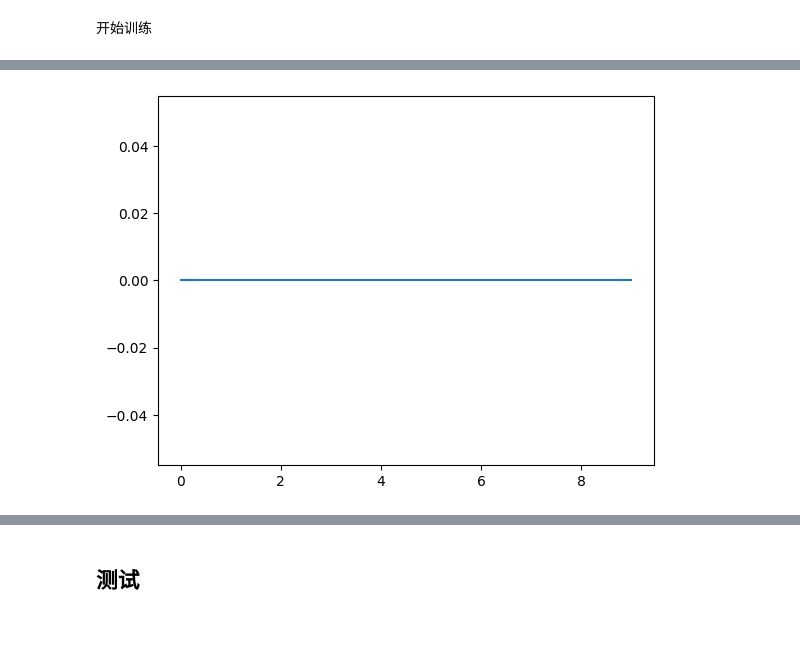
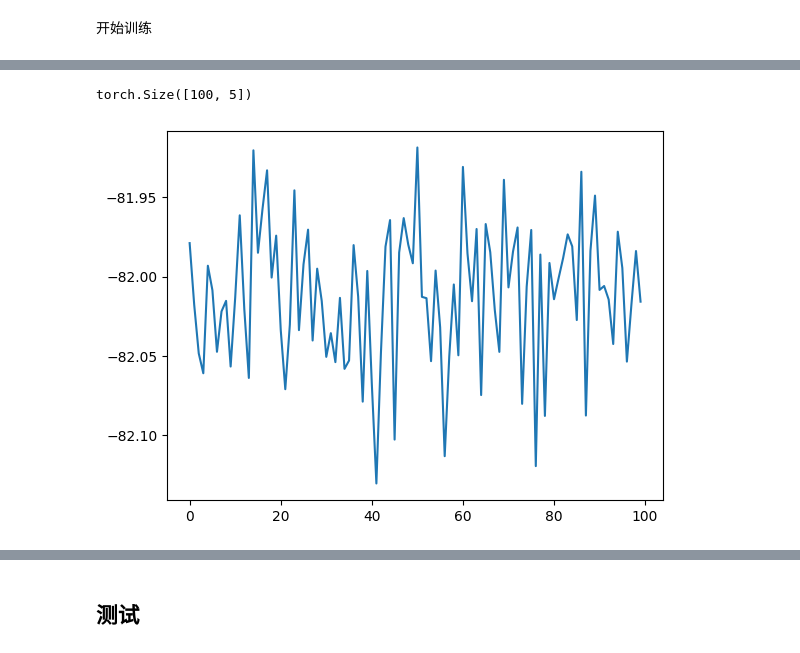
Before and after one commit to ziyuezhao1/ddpm, a Jupyter notebook: DDPMnew.ipynb, the cells around one changed output, grey strips where cells are left out. Cells and saved outputs as stored; diff of their text form; code cells hidden in the pictures.

```diff
--- a/DDPMnew.ipynb
+++ b/DDPMnew.ipynb
@@ -616,3 +577,15 @@ import torchvision.transforms as transforms
+# %%
+class TrainSet(Dataset):
+  def __init__(self, original_dataset,label):
+    self.original_dataset = original_dataset
+    self.label = label
+
+  def __getitem__(self, index):
+      image = self.original_dataset[index]
+      return image, self.label[index]
+
+  def __len__(self):
+      return len(self.original_dataset)
 # %%
 class BinaryDataset(torch.utils.data.Dataset):
     def __init__(self, original_dataset,indices,label):
@@ -627,8 +600,8 @@ class BinaryDataset(torch.utils.data.Dataset):
     def __len__(self):
         return len(self.indices)
 # %%
-batch_size = 32
-timesteps = 100
+batch_size = 64
+timesteps = 5
 
 transform = transforms.Compose([
     transforms.ToTensor(),
@@ -656,16 +630,10 @@ Extracting ./data/MNIST/raw/t10k-labels-idx1-ubyte.gz to ./data/MNIST/raw
 # %%
 mnist_indices = [i for i in range(len(dataset)) if dataset[i][1] == 3]
 mnist2_indices = [i for i in range(len(dataset)) if dataset[i][1] == 2]
-dataset_image_number=5888
+dataset_image_number=256
+
 mnist_dataset = BinaryDataset(dataset, mnist_indices[0:dataset_image_number],label=3 )
 mnist2_dataset = BinaryDataset(dataset, mnist2_indices[0:dataset_image_number],label=2 )
 
 train_dataset = torch.utils.data.ConcatDataset([mnist_dataset, mnist2_dataset])
-train_loader = torch.utils.data.DataLoader(dataset, batch_size=batch_size, shuffle=True)
-
-train_dataset1 = torch.utils.data.ConcatDataset([mnist_dataset])
-train_loader1 = torch.utils.data.DataLoader(train_dataset1, batch_size=batch_size, shuffle=True)
-
-
-train_dataset2 = torch.utils.data.ConcatDataset([mnist2_dataset])
-train_loader2 = torch.utils.data.DataLoader(train_dataset2, batch_size=batch_size, shuffle=True)
+train_loader = torch.utils.data.DataLoader(train_dataset, batch_size=batch_size, shuffle=True,num_workers=4,pin_memory=True)
@@ -724,4 +673,4 @@ model = UNetModel(
 model.to(device)
 
 gaussian_diffusion = GaussianDiffusion(timesteps=timesteps)
-optimizer = torch.optim.Adam(model.parameters(), lr=1e-5)
+optimizer = torch.optim.Adam(model.parameters(), lr=5e-3)
@@ -854,8 +797,12 @@ print()
 # %%
-epochs_list=[i for i in range(0,epochs)]
-a=loss_batch_average.mean(1)
+from logging import StringTemplateStyle
+# for timestep=9, plot the average loss function for different batchs
+timesteps_list=[i for i in range(0,epochs)]
+a=loss_batch_average.mean(2)
+print(a.shape)
 plt.figure()
-plt.plot(epochs_list,a[:,0].detach().numpy())
+plt.plot(timesteps_list,a[:,0].detach().numpy())
 plt.show()
 # %% [output]
+torch.Size([100, 5])
-[figure, old version]
+[figure, new version]
```
Also changed, not shown: parts of 40 cells of this notebook.
